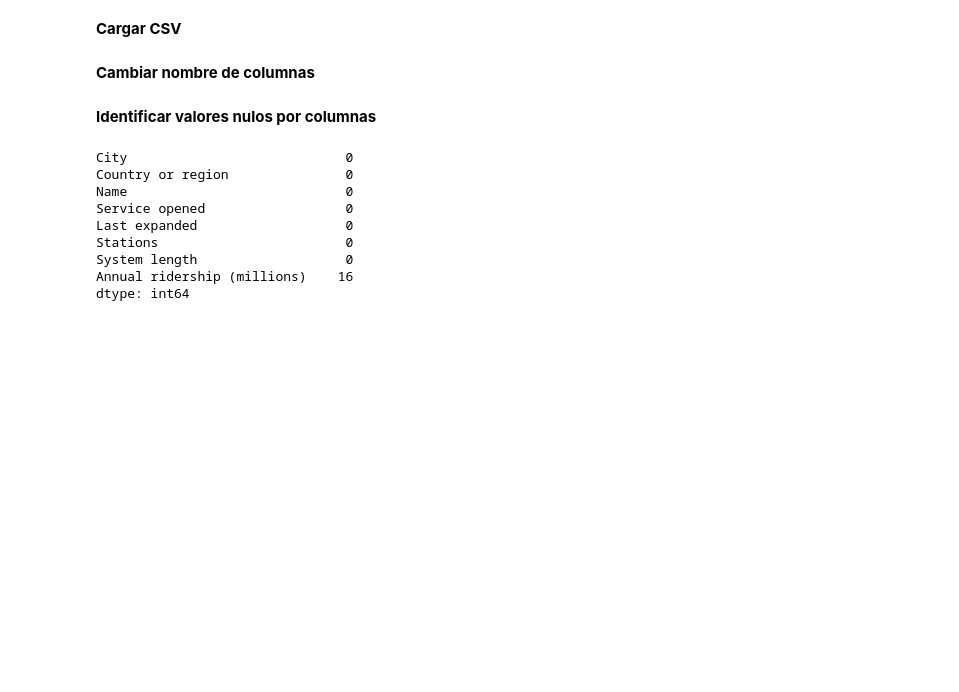
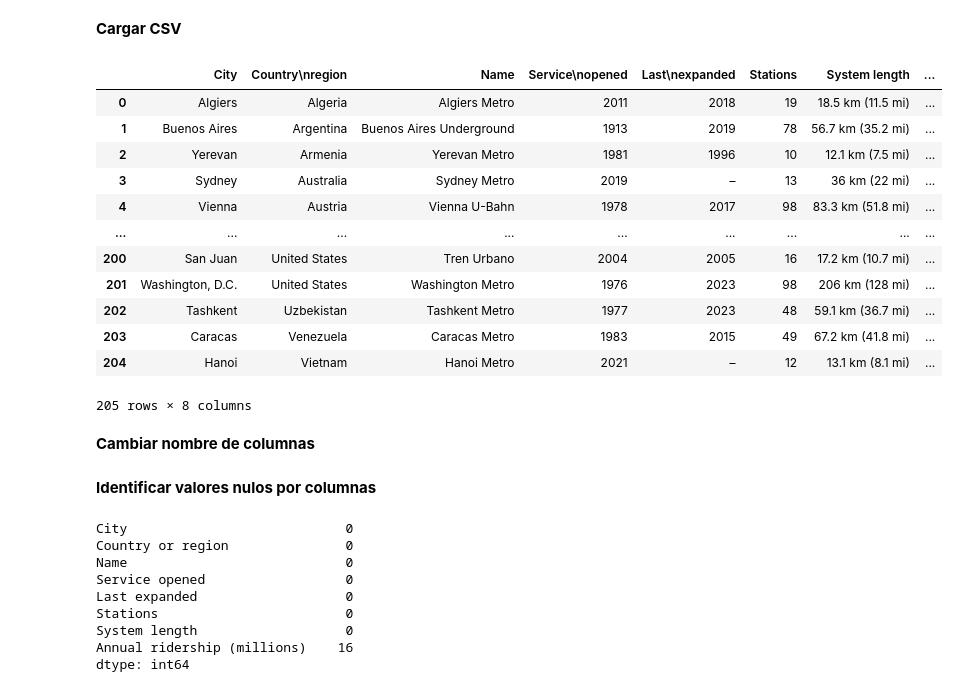
Before and after one commit to FabrizioAlzamoraC/Metro-Systems-WorldWide, a Jupyter notebook: Proyecto/Sistema_Metro.ipynb, the cells around one changed output. Drawn from its saved outputs; the diff is of its cells as text; code cells hidden in the pictures; blank space fills up the shorter version.

```diff
--- a/Proyecto/Sistema_Metro.ipynb
+++ b/Proyecto/Sistema_Metro.ipynb
@@ -18,7 +16,22 @@ import matplotlib as plt
 # %% [markdown]
 **Cargar CSV**
 # %%
-data = pd.read_csv('/content/drive/MyDrive/Colab Notebooks/Metro-Systems-Worldwide.csv')
+data = pd.read_csv('/content/Metro-Systems-WorldWide/Proyecto/Metro-Systems-Worldwide.csv')
+data
+# %% [output]
+|  | City | Country\nregion | Name | Service\nopened | Last\nexpanded | Stations | System length | ... |
+| 0 | Algiers | Algeria | Algiers Metro | 2011 | 2018 | 19 | 18.5 km (11.5 mi) | ... |
+| 1 | Buenos Aires | Argentina | Buenos Aires Underground | 1913 | 2019 | 78 | 56.7 km (35.2 mi) | ... |
+| 2 | Yerevan | Armenia | Yerevan Metro | 1981 | 1996 | 10 | 12.1 km (7.5 mi) | ... |
+| 3 | Sydney | Australia | Sydney Metro | 2019 | – | 13 | 36 km (22 mi) | ... |
+| 4 | Vienna | Austria | Vienna U-Bahn | 1978 | 2017 | 98 | 83.3 km (51.8 mi) | ... |
+| ... | ... | ... | ... | ... | ... | ... | ... | ... |
+| 200 | San Juan | United States | Tren Urbano | 2004 | 2005 | 16 | 17.2 km (10.7 mi) | ... |
+| 201 | Washington, D.C. | United States | Washington Metro | 1976 | 2023 | 98 | 206 km (128 mi) | ... |
+| 202 | Tashkent | Uzbekistan | Tashkent Metro | 1977 | 2023 | 48 | 59.1 km (36.7 mi) | ... |
+| 203 | Caracas | Venezuela | Caracas Metro | 1983 | 2015 | 49 | 67.2 km (41.8 mi) | ... |
+| 204 | Hanoi | Vietnam | Hanoi Metro | 2021 | – | 12 | 13.1 km (8.1 mi) | ... |
+205 rows × 8 columns
 # %% [markdown]
 **Cambiar nombre de columnas**
 # %%
```
Also changed, not shown: parts of 6 cells of this notebook.
